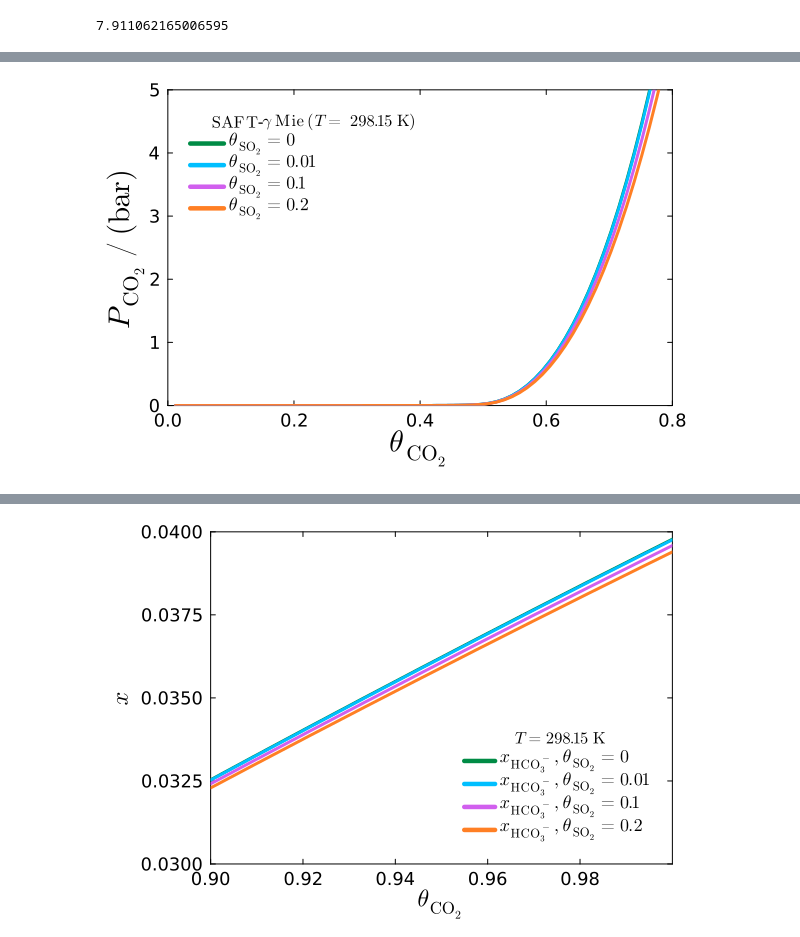
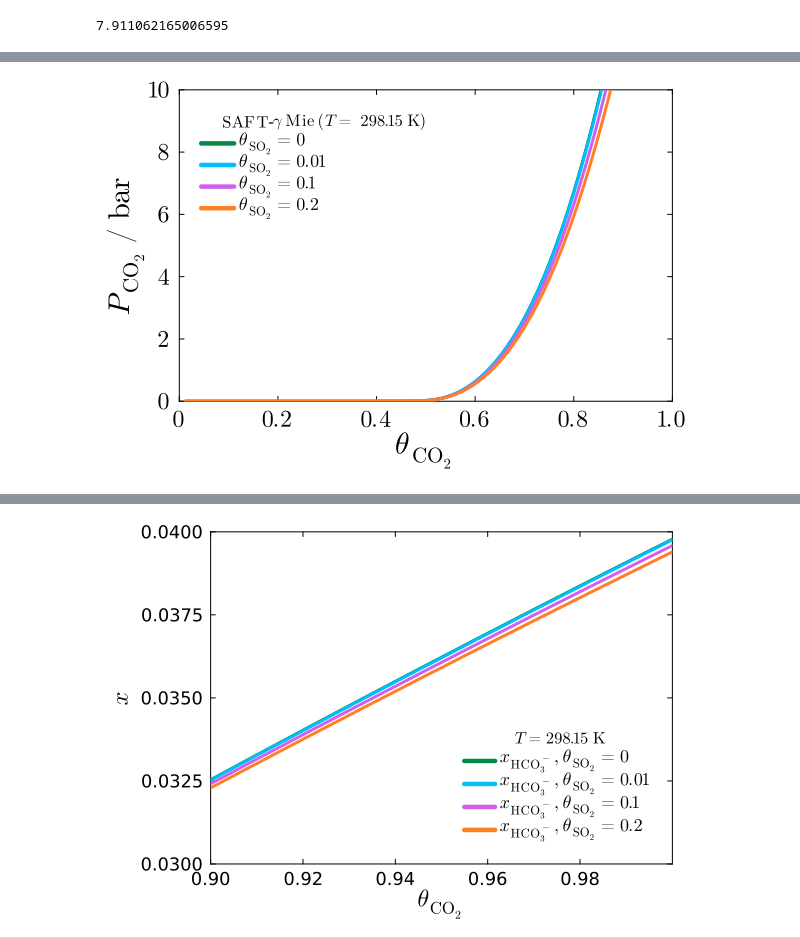
Before and after one commit to freddymartin03/Computational-Thermodynamics-4th-Year-project, a Jupyter notebook: Week 9/SO2_Effect_CO2_Loading_epsilon_Fitted.ipynb, the cells around one changed output, grey strips where cells are left out. Saved outputs shown, nothing was run; the diff lists cells and outputs as text; code cells hidden in the pictures.

Commit message:
graphs

```diff
--- a/Week 9/SO2_Effect_CO2_Loading_epsilon_Fitted.ipynb
+++ b/Week 9/SO2_Effect_CO2_Loading_epsilon_Fitted.ipynb
@@ -216,11 +216,13 @@ plt = plot(grid = :off,
       framestyle = :box,
       foreground_color_legend = nothing,
       legend_font = font(12),
-      xtickfont = font(12),
-      ytickfont = font(12),
+      xtickfont = font(16),
+      ytickfont = font(16),
       #yaxis = :log,
-      xlims = (0, 0.8),
-      ylims = (0, 5),
+      xlims = (0, 1),
+      xticks = ([0, 0.2, 0.4, 0.6, 0.8, 1.0],[L"0", L"0.2",L"0.4",L"0.6",L"0.8",L"1.0"]),
+      ylims = (0, 10),
+      yticks = ([0, 2, 4, 6, 8, 10],[L"0", L"2",L"4",L"6",L"8",L"10"]),
       legend =:topleft,
       legend_spacing = 1,
       legendtitle =  L"\mathrm{SAFT}"*"-"*L"\mathrm{\gamma \ Mie} \ (\mathit{T=} \ \mathrm{298.15 \ K})",
@@ -229,36 +231,36 @@ plt = plot(grid = :off,
       bottom_margin = 4mm,
       xguidefontsize= 20,
       yguidefontsize= 20)
 
 plot!(plt, loadfil, partialfilb[:,1],
       color = "springgreen4",
       line = (:path, 3),
       label = L"\theta\mathrm{_{SO_2}} = 0")
 
 plot!(plt, loadfil, partialfilb[:, 3],
       color = "deepskyblue1",
       line = (:path, 3),
       label = L"\theta\mathrm{_{SO_2}} = 0.01")
 
 plot!(plt, loadfil, partialfilb[:, 5],
       color = "mediumorchid2",
       line = (:path, 3),
       label = L"\theta\mathrm{_{SO_2}} = 0.1")
 
 plot!(plt, loadfil, partialfilb[:, 7],
       color = "chocolate1",
       line = (:path, 3),
       label = L"\theta\mathrm{_{SO_2}} = 0.2")
 
 
 annotate!(plt, 0.22, 25, text(L"\mathrm{T = 298.15K}", 11, :black))
 xlabel!(plt, L"\theta\mathrm{_{CO_2}}")
-ylabel!(plt, L"P\mathrm{_{CO_2} \ / \ (bar)}")
+ylabel!(plt, L"P\mathrm{_{CO_2} \ / \ bar}")
 
 
-#savefig(plt, "C:\\Users\\fjm21\\OneDrive - Imperial College London\\Fourth Year\\Masters Project\\Figures_Formatted\\4\\EPSILONFITTED_SO2_Loading_Effect_CO2_298_Annotation.png")
+#savefig(plt, "C:\\Users\\fjm21\\OneDrive - Imperial College London\\Fourth Year\\Masters Project\\Figures\\EPSILONFITTED_SO2_Loading_Effect_CO2_298_Annotation.png")
 # %% [output]
-[figure, old version]
+[figure, new version]
 # %%
 plt2 = plot(grid = :off,
       framestyle = :box,
```
Also changed, not shown: parts of 6 cells of this notebook, 1 other file.
